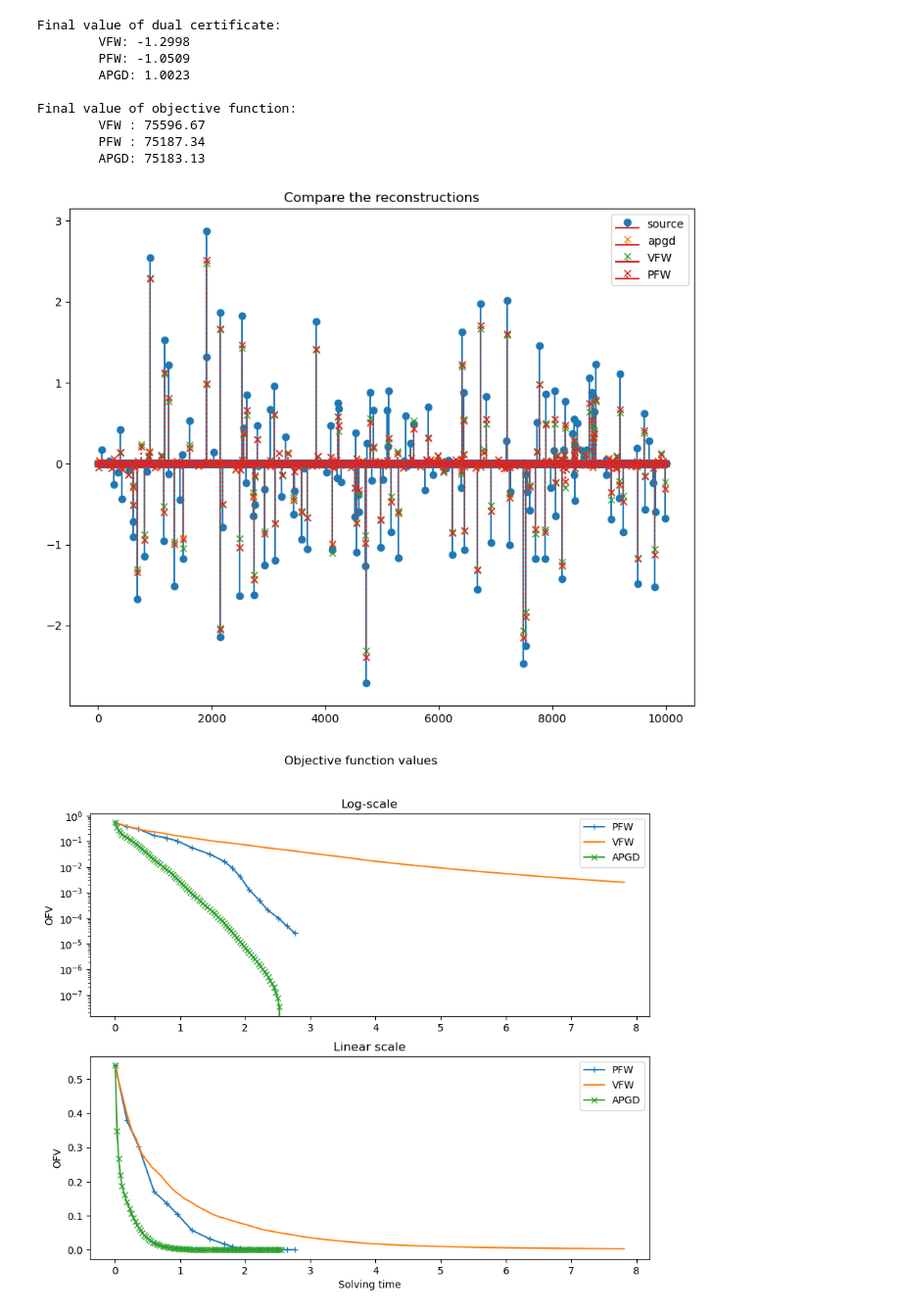
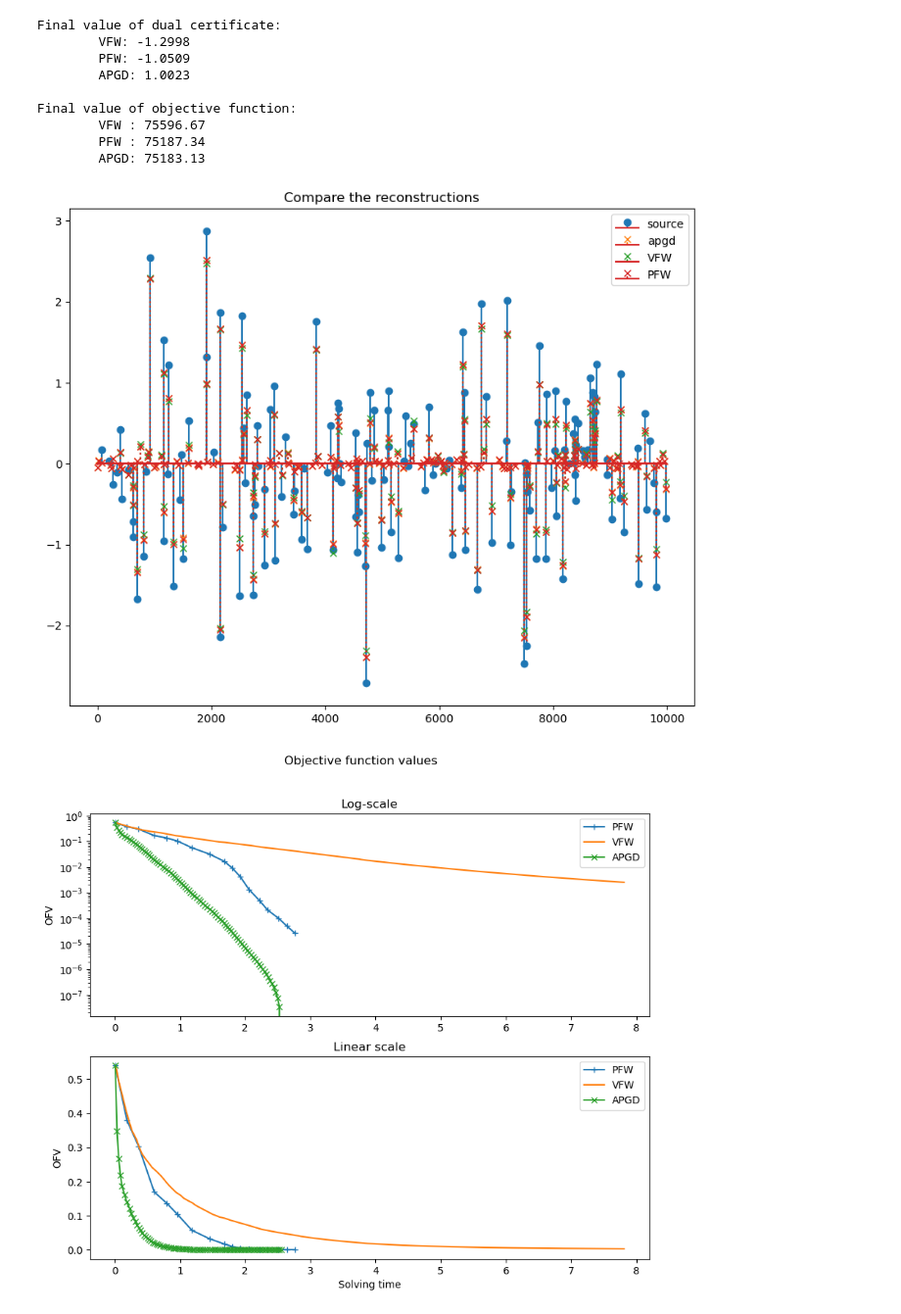
Before and after one commit to AdriaJ/pyfw-lasso, a Jupyter notebook: examples/Example_PFW.ipynb, the cells around one changed output. Shown at 98% size. Drawn from its saved outputs; the diff is of its cells as text; code cells hidden in the pictures.

Commit message:
Improve stem plots.

```diff
--- a/examples/Example_PFW.ipynb
+++ b/examples/Example_PFW.ipynb
@@ -205,16 +205,19 @@ Final value of objective function:
         PFW : 75187.34
         APGD: 75183.13
 # %%
+def supp(arr):
+    return np.where(np.abs(arr) > 1e-3)[0]
+
 plt.figure(figsize=(10, 8))
 plt.title("Compare the reconstructions")
-plt.stem(source, label="source", linefmt="C0-", markerfmt="C0o")
-plt.stem(data_apgd["x"], label="apgd", linefmt="C1:", markerfmt="C1x")
-plt.stem(data_v["x"], label="VFW", linefmt="C2:", markerfmt="C2x")
-plt.stem(data_p["x"], label="PFW", linefmt="C3:", markerfmt="C3x")
+plt.stem(supp(source), source[supp(source)], label="source", linefmt="C0-", markerfmt="C0o")
+plt.stem(supp(data_apgd["x"]), data_apgd["x"][supp(data_apgd["x"])], label="apgd", linefmt="C1:", markerfmt="C1x")
+plt.stem(supp(data_v["x"]), data_v["x"][supp(data_v["x"])], label="VFW", linefmt="C2:", markerfmt="C2x")
+plt.stem(supp(data_p["x"]), data_p["x"][supp(data_p["x"])],label="PFW", linefmt="C3:", markerfmt="C3x")
 plt.legend()
 plt.show()
 # %% [output]
-[figure, old version]
+[figure, new version]
 # %%
 mini = min(
     hist_p["Memorize[objective_func]"][-1],
```
Also changed, not shown: parts of 3 cells of this notebook, 1 other file.
